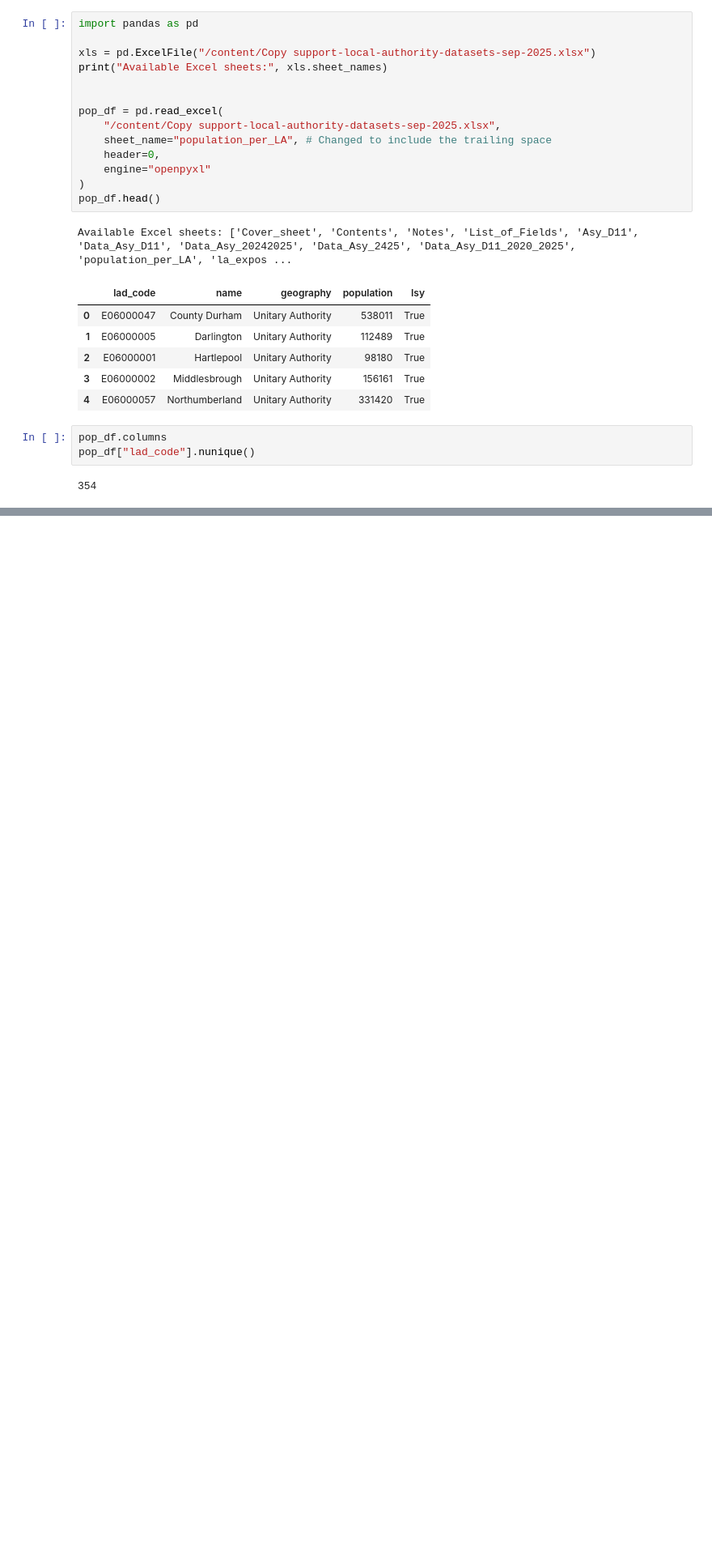
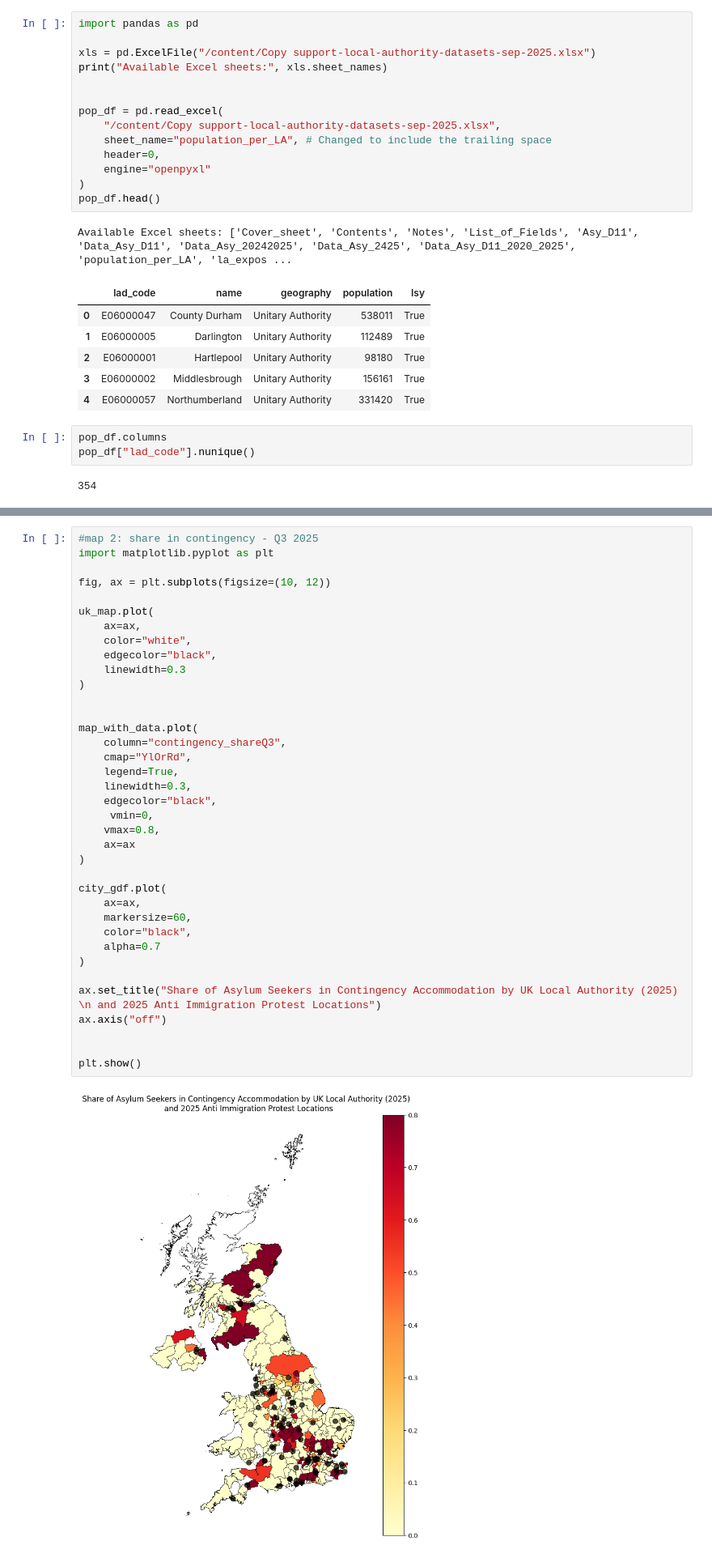
Before and after one commit to awenroberts/QM2-Project, a Jupyter notebook: awen_protests_visualisation_final.ipynb, the cells around one changed output, grey strips where cells are left out. Shown at 81% size. Drawn from its saved outputs; the diff is of its cells as text; blank space fills up the shorter version.

```diff
--- a/awen_protests_visualisation_final.ipynb
+++ b/awen_protests_visualisation_final.ipynb
@@ -525,0 +368,39 @@ plt.show()
+# %%
+#map 2: share in contingency - Q3 2025
+import matplotlib.pyplot as plt
+
+fig, ax = plt.subplots(figsize=(10, 12))
+
+uk_map.plot(
+    ax=ax,
+    color="white",
+    edgecolor="black",
+    linewidth=0.3
+)
+
+
+map_with_data.plot(
+    column="contingency_shareQ3",
+    cmap="YlOrRd",
+    legend=True,
+    linewidth=0.3,
+    edgecolor="black",
+     vmin=0,
+    vmax=0.8,
+    ax=ax
+)
+
+city_gdf.plot(
+    ax=ax,
+    markersize=60,
+    color="black",
+    alpha=0.7
+)
+
+ax.set_title("Share of Asylum Seekers in Contingency Accommodation by UK Local Authority (2025) \n and 2025 Anti Immigration Protest Locations")
+ax.axis("off")
+
+
+plt.show()
+# %% [output]
+[figure, added]
```
Also changed, not shown: parts of 21 cells of this notebook.
